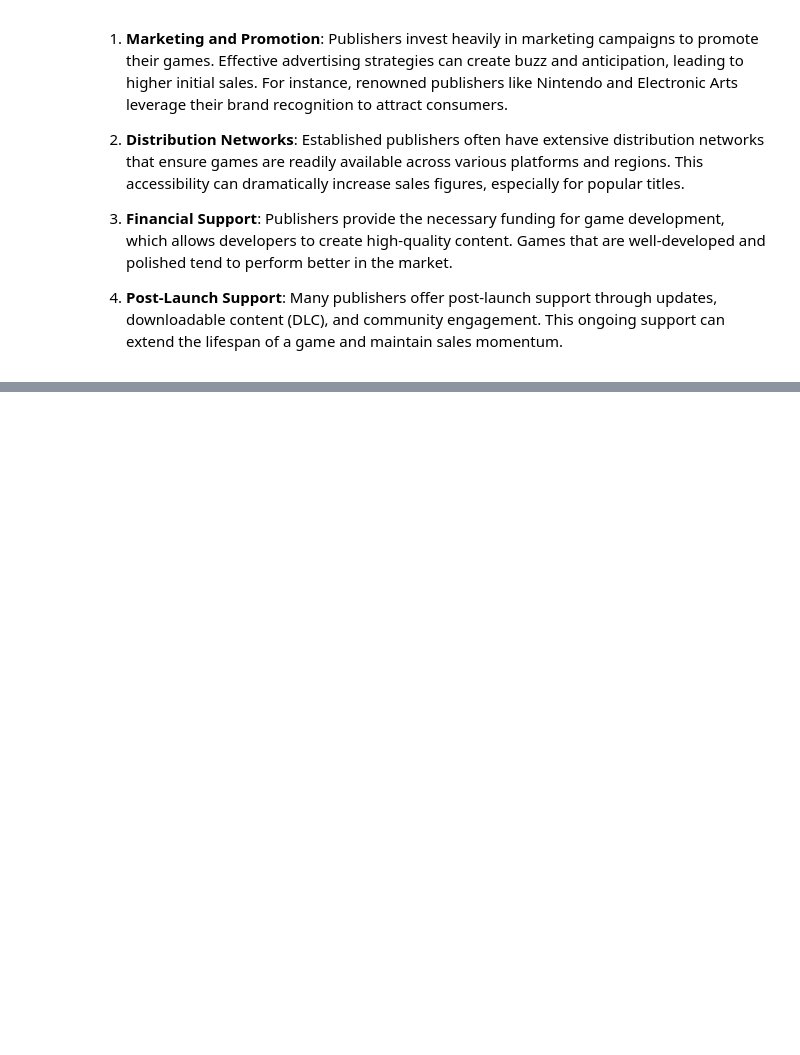
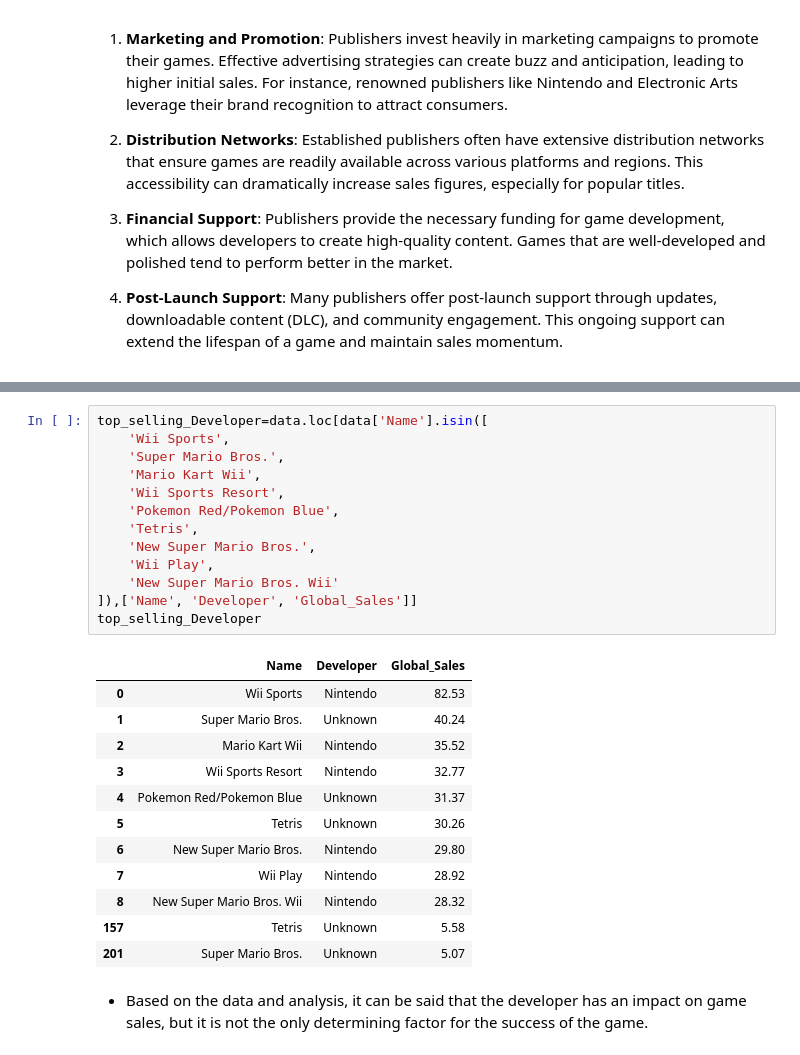
Before and after one commit to gehad-Ahmed30/Data-Analysis, a Jupyter notebook: Video_Games project/main.ipynb, the cells around one changed output, grey strips where cells are left out. Saved outputs shown, nothing was run; the diff lists cells and outputs as text; blank space fills up the shorter version.

```diff
--- a/Video_Games project/main.ipynb
+++ b/Video_Games project/main.ipynb
@@ -439,0 +513,28 @@ Publishers play a crucial role in the success of video games, significantly infl
+# %%
+top_selling_Developer=data.loc[data['Name'].isin([
+    'Wii Sports',
+    'Super Mario Bros.',
+    'Mario Kart Wii',
+    'Wii Sports Resort',
+    'Pokemon Red/Pokemon Blue',
+    'Tetris',
+    'New Super Mario Bros.',
+    'Wii Play',
+    'New Super Mario Bros. Wii'
+]),['Name', 'Developer', 'Global_Sales']]
+top_selling_Developer
+# %% [output]
+|  | Name | Developer | Global_Sales |
+| 0 | Wii Sports | Nintendo | 82.53 |
+| 1 | Super Mario Bros. | Unknown | 40.24 |
+| 2 | Mario Kart Wii | Nintendo | 35.52 |
+| 3 | Wii Sports Resort | Nintendo | 32.77 |
+| 4 | Pokemon Red/Pokemon Blue | Unknown | 31.37 |
+| 5 | Tetris | Unknown | 30.26 |
+| 6 | New Super Mario Bros. | Nintendo | 29.80 |
+| 7 | Wii Play | Nintendo | 28.92 |
+| 8 | New Super Mario Bros. Wii | Nintendo | 28.32 |
+| 157 | Tetris | Unknown | 5.58 |
+| 201 | Super Mario Bros. | Unknown | 5.07 |
+# %% [markdown]
+- Based on the data and analysis, it can be said that the developer has an impact on game sales, but it is not the only determining factor for the success of the game.
```
Also changed, not shown: parts of 13 cells of this notebook.
